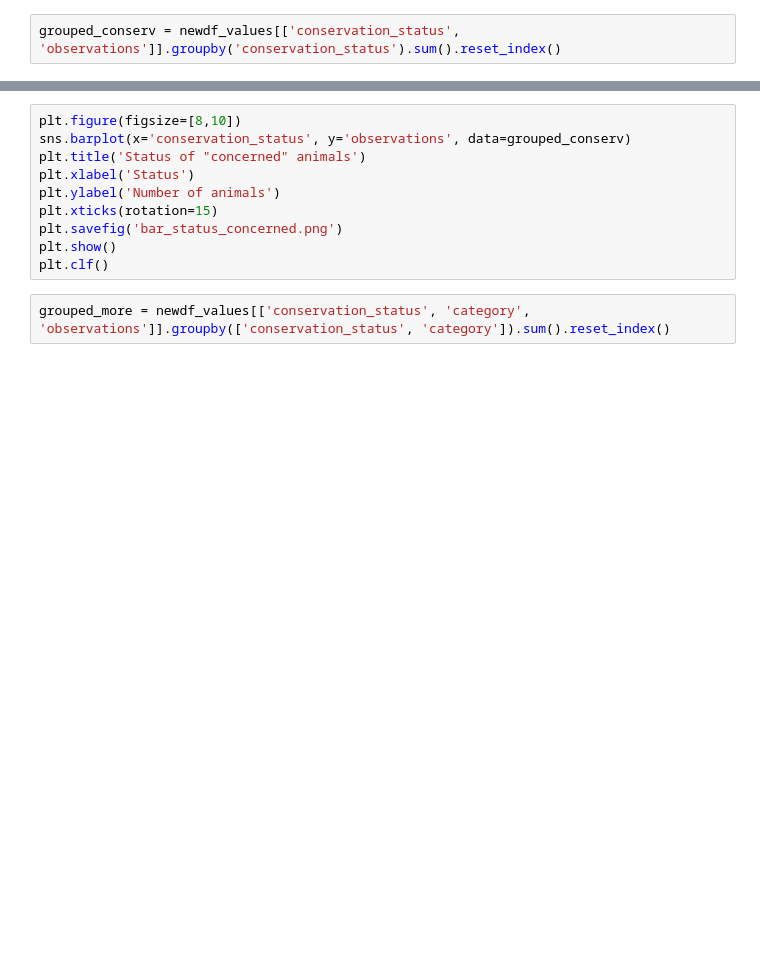
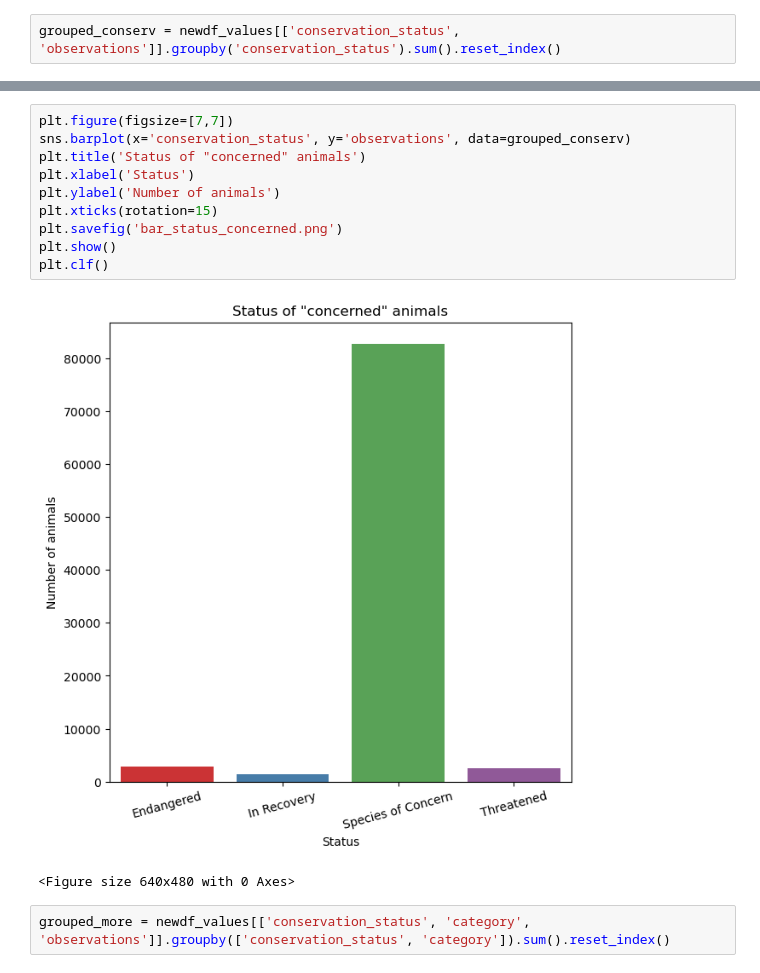
Before and after one commit to LiZoMark841619/Biodiversity_Project, a Jupyter notebook: biodiversity_starter/biodiversity.ipynb, the cells around one changed output, grey strips where cells are left out. Cells and saved outputs as stored; diff of their text form; blank space fills up the shorter version.

```diff
--- a/biodiversity_starter/biodiversity.ipynb
+++ b/biodiversity_starter/biodiversity.ipynb
@@ -261,13 +473,16 @@ grouped_conserv
 # %%
-plt.figure(figsize=[8,10])
+plt.figure(figsize=[7,7])
 sns.barplot(x='conservation_status', y='observations', data=grouped_conserv)
 plt.title('Status of "concerned" animals')
 plt.xlabel('Status')
 plt.ylabel('Number of animals')
 plt.xticks(rotation=15)
 plt.savefig('bar_status_concerned.png')
 plt.show()
 plt.clf()
+# %% [output]
+[figure, added]
+<Figure size 640x480 with 0 Axes>
 # %%
 grouped_more = newdf_values[['conservation_status', 'category', 'observations']].groupby(['conservation_status', 'category']).sum().reset_index()
 # %%
```
Also changed, not shown: parts of 40 cells of this notebook, 3 other files.
